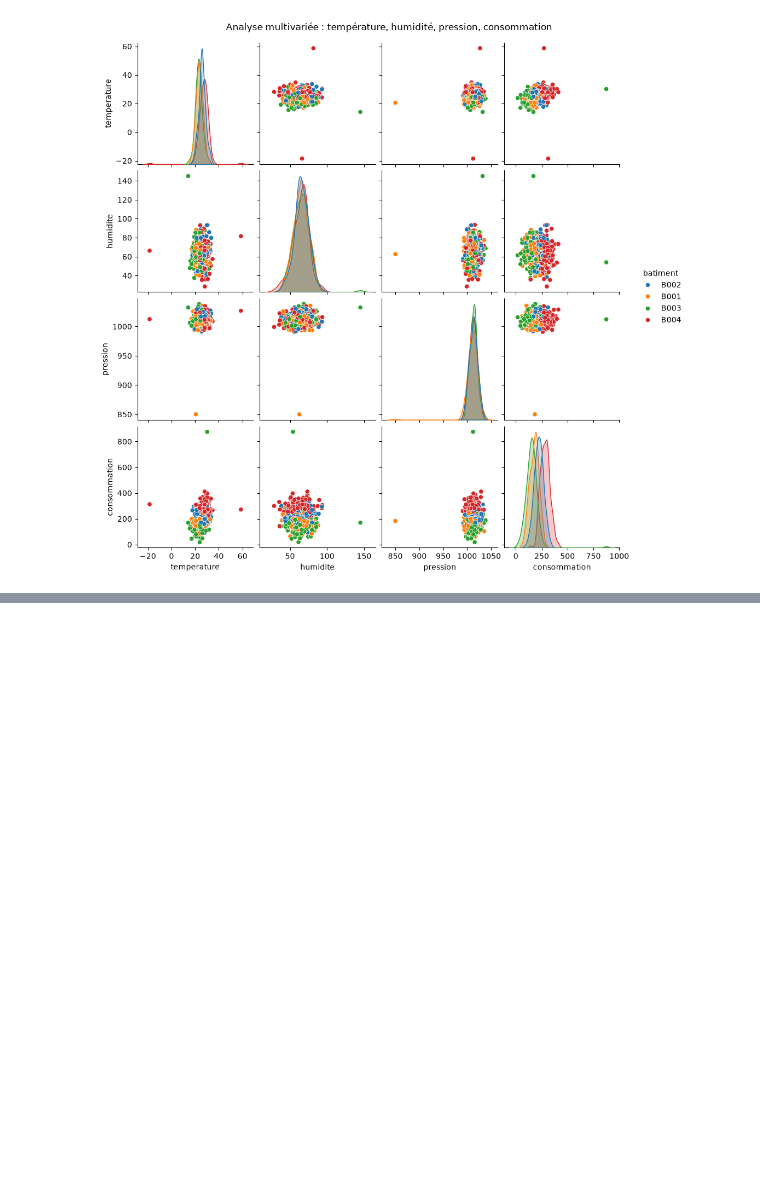
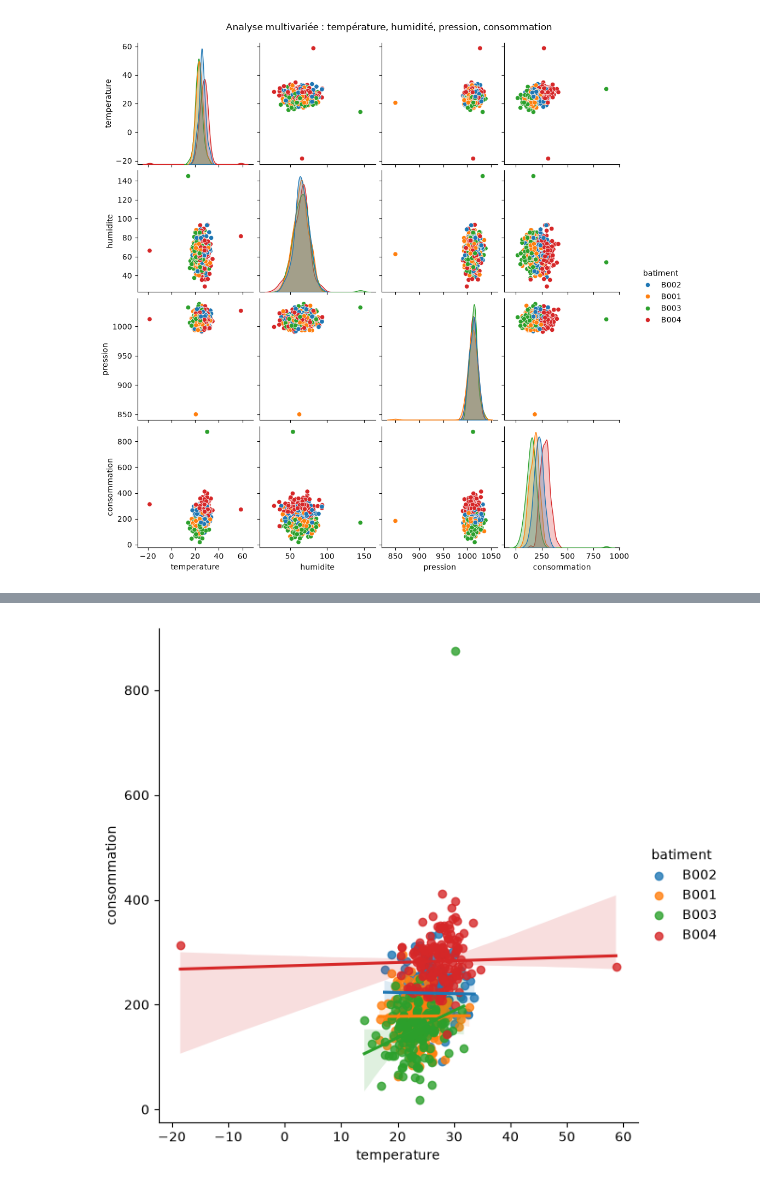
Before and after one commit to sinendoye/atelier_seaborn_iot, a Jupyter notebook: notebooks/atelier_seaborn_iot.ipynb, the cells around one changed output, grey strips where cells are left out. Cells and saved outputs as stored; diff of their text form; code cells hidden in the pictures; blank space fills up the shorter version.

```diff
--- a/notebooks/atelier_seaborn_iot.ipynb
+++ b/notebooks/atelier_seaborn_iot.ipynb
@@ -472,0 +491,7 @@ plt.show()
+# %%
+g = sns.lmplot(data=df, x="temperature", y="consommation", hue="batiment", height=6)
+g.savefig("../exports/lmplot.pdf", dpi=300, bbox_inches="tight")
+g.savefig("../exports/lmplots.png", dpi=300, bbox_inches="tight")
+plt.show()
+# %% [output]
+[figure, added]
```
Also changed, not shown: parts of 4 cells of this notebook, 6 other files.
